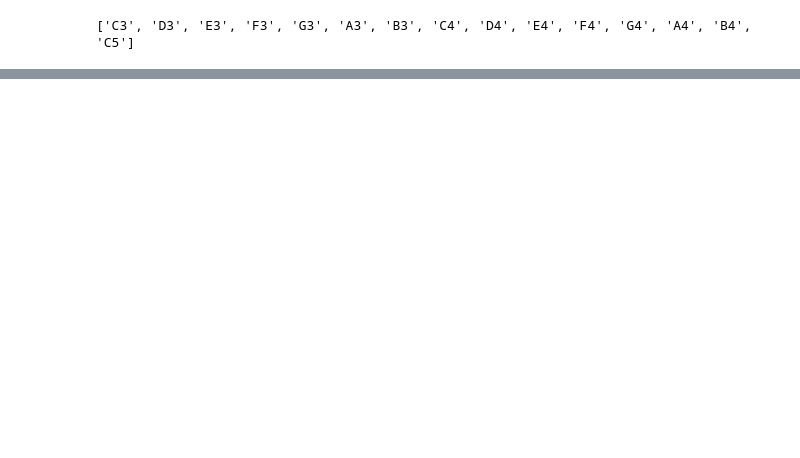
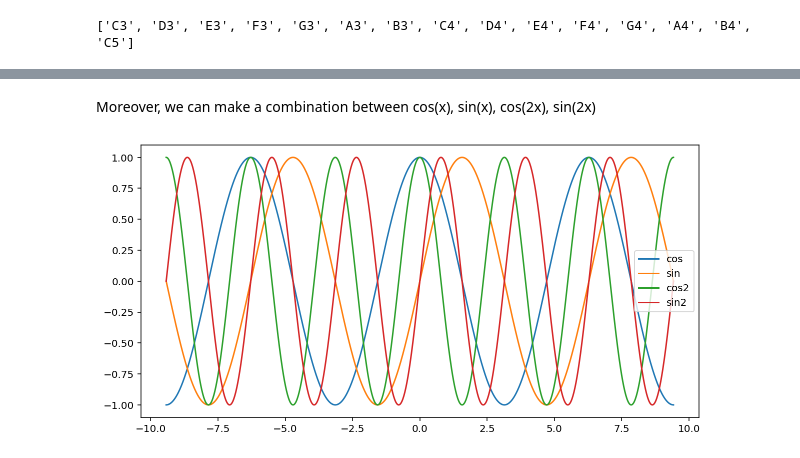
Before and after one commit to olsdavis/digimus, a Jupyter notebook: stagnation/stagnation.ipynb, the cells around one changed output, grey strips where cells are left out. Cells and saved outputs as stored; diff of their text form; code cells hidden in the pictures; blank space fills up the shorter version.

```diff
--- a/stagnation/stagnation.ipynb
+++ b/stagnation/stagnation.ipynb
@@ -77,0 +103,18 @@ s.show()
+# %% [markdown]
+Moreover, we can make a combination between cos(x), sin(x), cos(2x), sin(2x)
+# %%
+# Plot the 4 functions
+xplot = np.linspace(-3 * pi, 3 * pi, 1000)
+yCos = np.cos(xplot)
+ySin = np.sin(xplot)
+yCos2 = np.cos(2 * xplot)
+ySin2 = np.sin(2 * xplot)
+figCos = plt.figure(figsize = (10, 5))
+plt.plot(xplot, yCos, label = "cos")
+plt.plot(xplot, ySin, label = "sin")
+plt.plot(xplot, yCos2, label = "cos2")
+plt.plot(xplot, ySin2, label = "sin2")
+plt.legend()
+plt.show()
+# %% [output]
+[figure, added]
```
Also changed, not shown: parts of 14 cells of this notebook.
